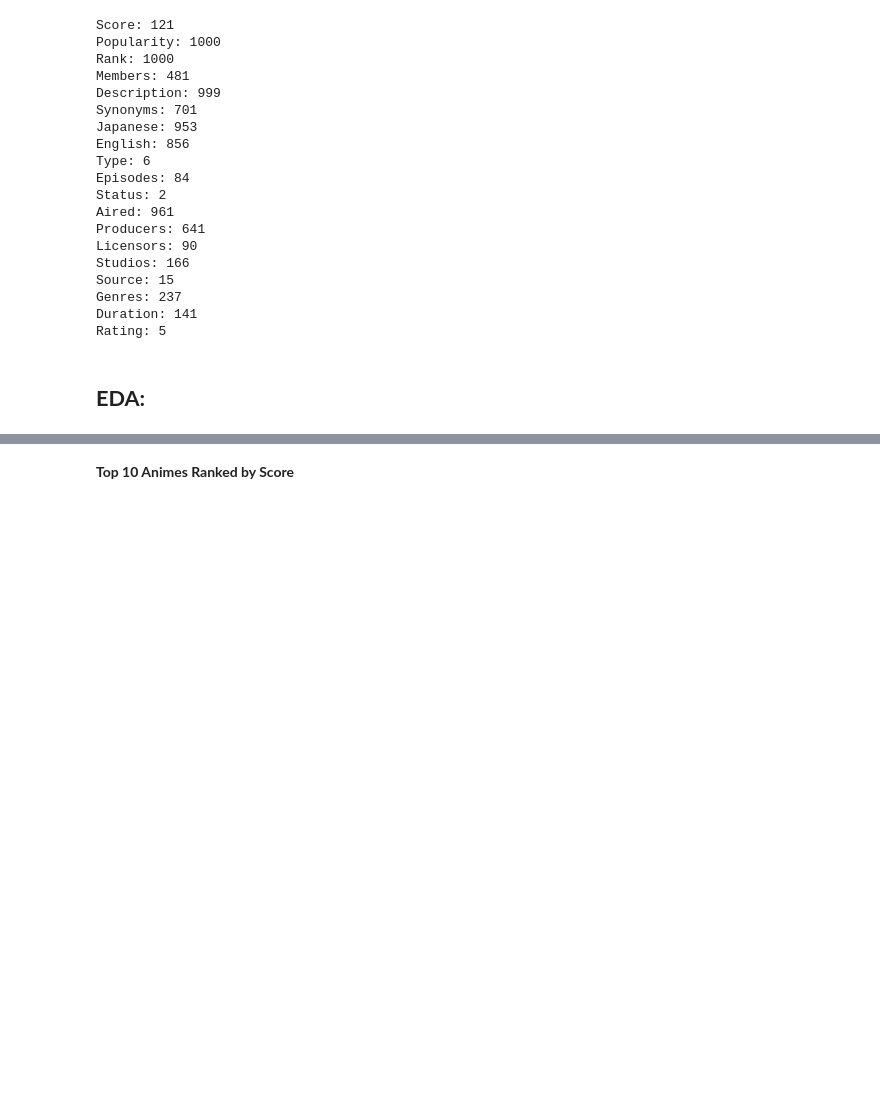
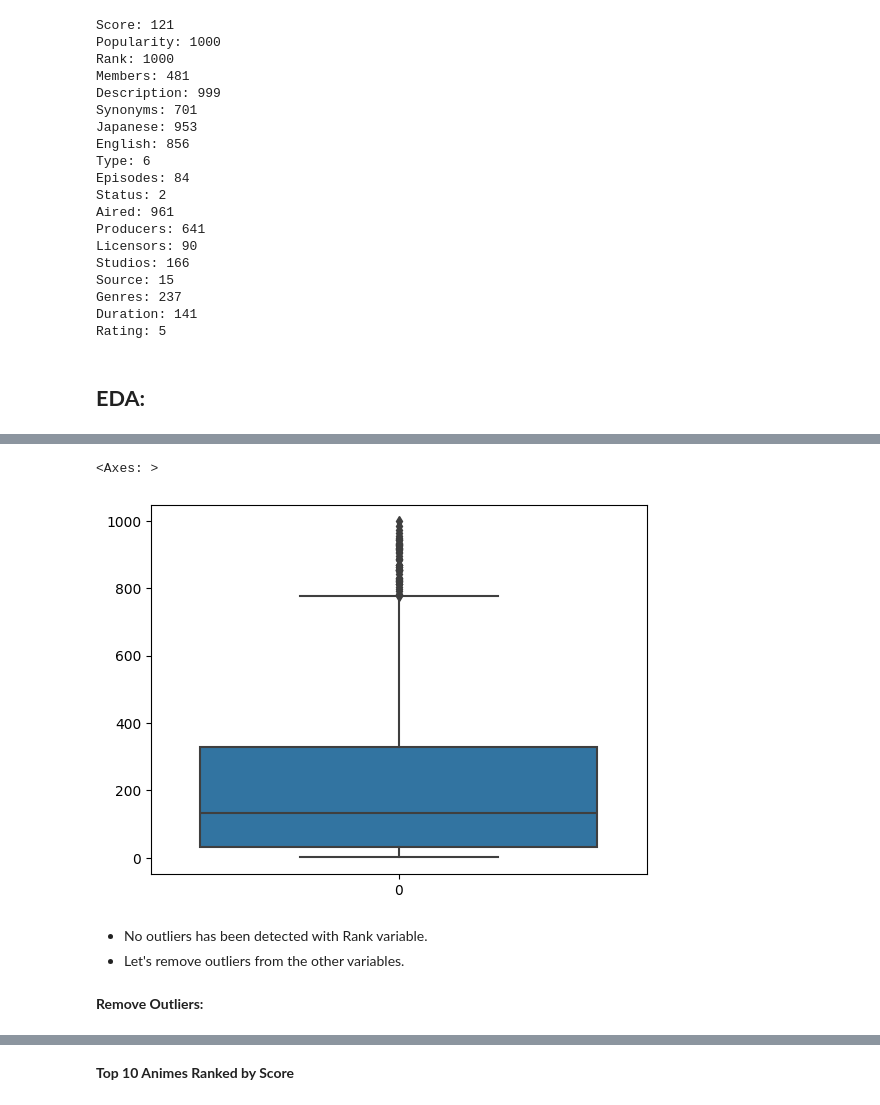
Before and after one commit to AbdessamadTzn/Dosatsu-Sozo, a Jupyter notebook: anime.ipynb, the cells around one changed output, grey strips where cells are left out. Drawn from its saved outputs; the diff is of its cells as text; code cells hidden in the pictures; blank space fills up the shorter version.

Commit message:
Remove outliers

```diff
--- a/anime.ipynb
+++ b/anime.ipynb
@@ -96,0 +126,10 @@ Rating: 5
+# %%
+sns.boxplot(df['Members'])
+# %% [output]
+<Axes: >
+[figure, added]
+# %% [markdown]
+- No outliers has been detected with Rank variable.
+- Let's remove outliers from the other variables.
+# %% [markdown]
+**Remove Outliers:**
```
Also changed, not shown: parts of 23 cells of this notebook, 1 other file.
